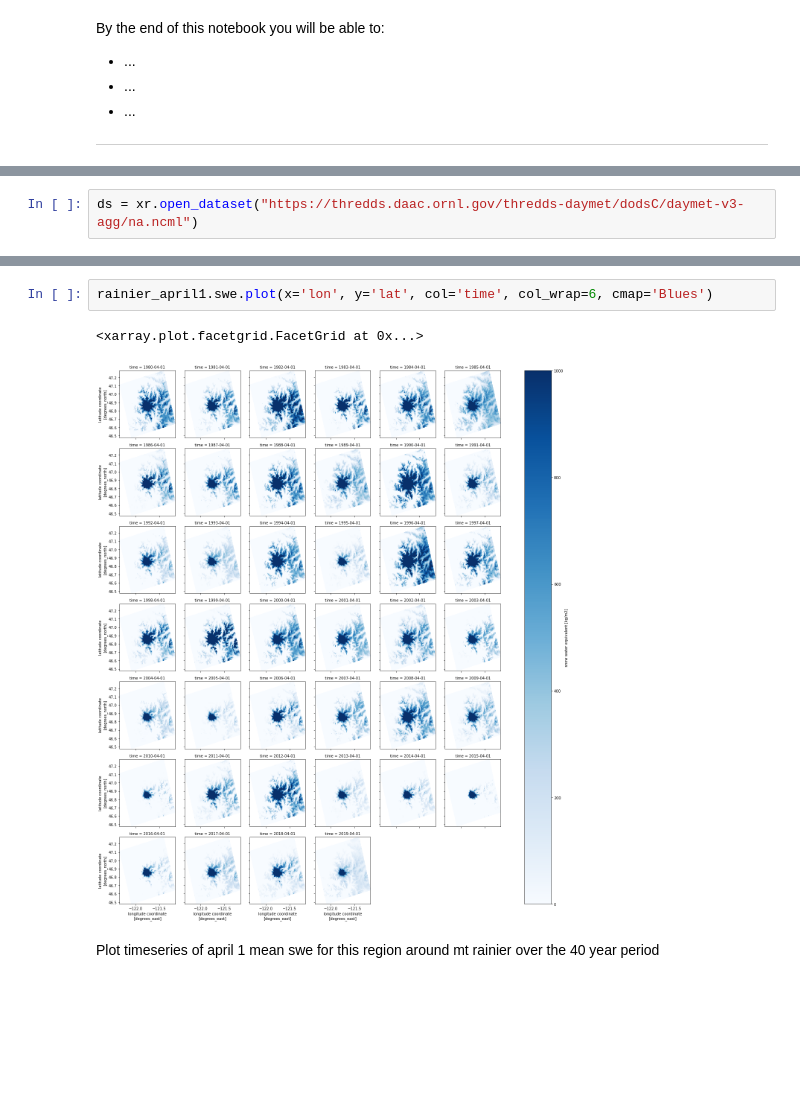
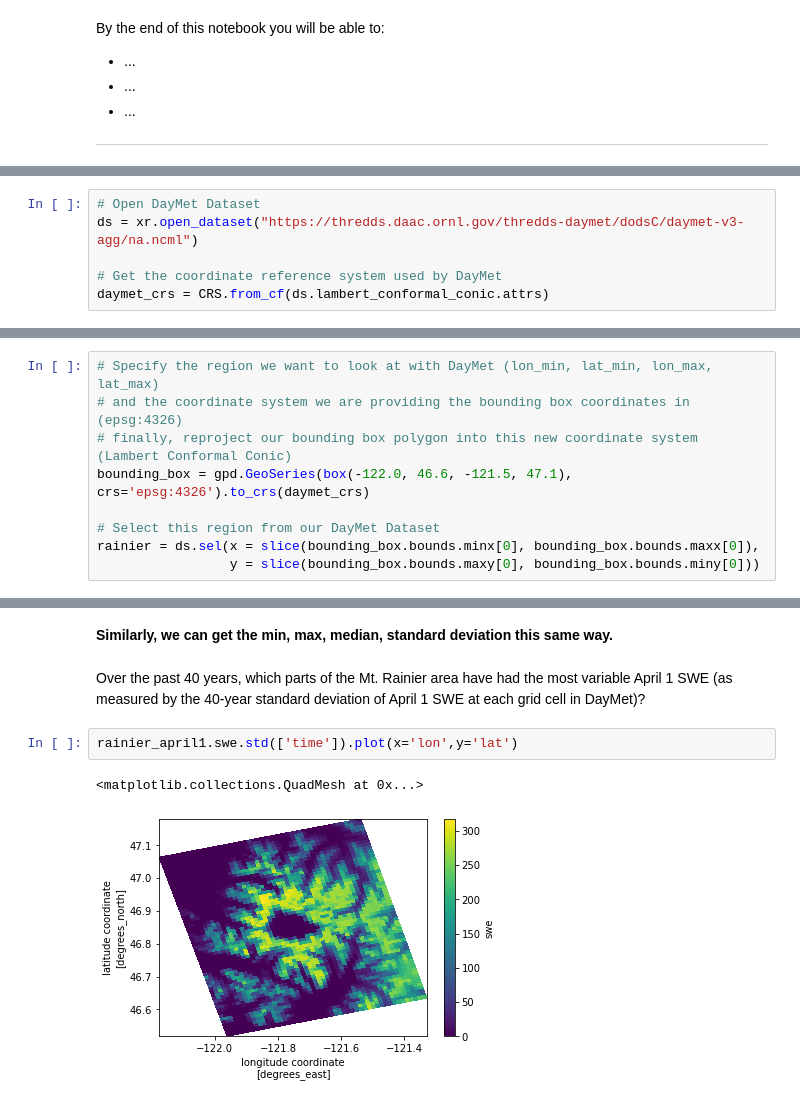
Before and after one commit to waterhackweek/waterdata, a Jupyter notebook: gridded_data_tutorial_3.ipynb, the cells around one changed output, grey strips where cells are left out. Drawn from its saved outputs; the diff is of its cells as text; blank space fills up the shorter version.

```diff
--- a/gridded_data_tutorial_3.ipynb
+++ b/gridded_data_tutorial_3.ipynb
@@ -38,2 +29,6 @@ for our time period of interest
 # %%
+# Open DayMet Dataset
 ds = xr.open_dataset("https://thredds.daac.ornl.gov/thredds-daymet/dodsC/daymet-v3-agg/na.ncml")
+
+# Get the coordinate reference system used by DayMet
+daymet_crs = CRS.from_cf(ds.lambert_conformal_conic.attrs)
@@ -63,0 +37,9 @@ Data variables:
+# %%
+# Specify the region we want to look at with DayMet (lon_min, lat_min, lon_max, lat_max)
+# and the coordinate system we are providing the bounding box coordinates in (epsg:4326)
+# finally, reproject our bounding box polygon into this new coordinate system (Lambert Conformal Conic)
+bounding_box = gpd.GeoSeries(box(-122.0, 46.6, -121.5, 47.1), crs='epsg:4326').to_crs(daymet_crs)
+
+# Select this region from our DayMet Dataset
+rainier = ds.sel(x = slice(bounding_box.bounds.minx[0], bounding_box.bounds.maxx[0]),
+                 y = slice(bounding_box.bounds.maxy[0], bounding_box.bounds.miny[0]))
@@ -79,7 +188,9 @@ Look at april 1 SWE over the 40 year record
+# %% [markdown]
+**Similarly, we can get the min, max, median, standard deviation this same way.**
+# %% [markdown]
+Over the past 40 years, which parts of the Mt. Rainier area have had the most variable April 1 SWE (as measured by the 40-year standard deviation of April 1 SWE at each grid cell in DayMet)?
 # %%
-rainier_april1.swe.plot(x='lon', y='lat', col='time', col_wrap=6, cmap='Blues')
+rainier_april1.swe.std(['time']).plot(x='lon',y='lat')
 # %% [output]
-<xarray.plot.facetgrid.FacetGrid at 0x...>
+<matplotlib.collections.QuadMesh at 0x...>
-[figure, old version]
+[figure, new version]
-# %% [markdown]
-Plot timeseries of april 1 mean swe for this region around mt rainier over the 40 year period
```
Also changed, not shown: parts of 36 cells of this notebook, 1 other file.
